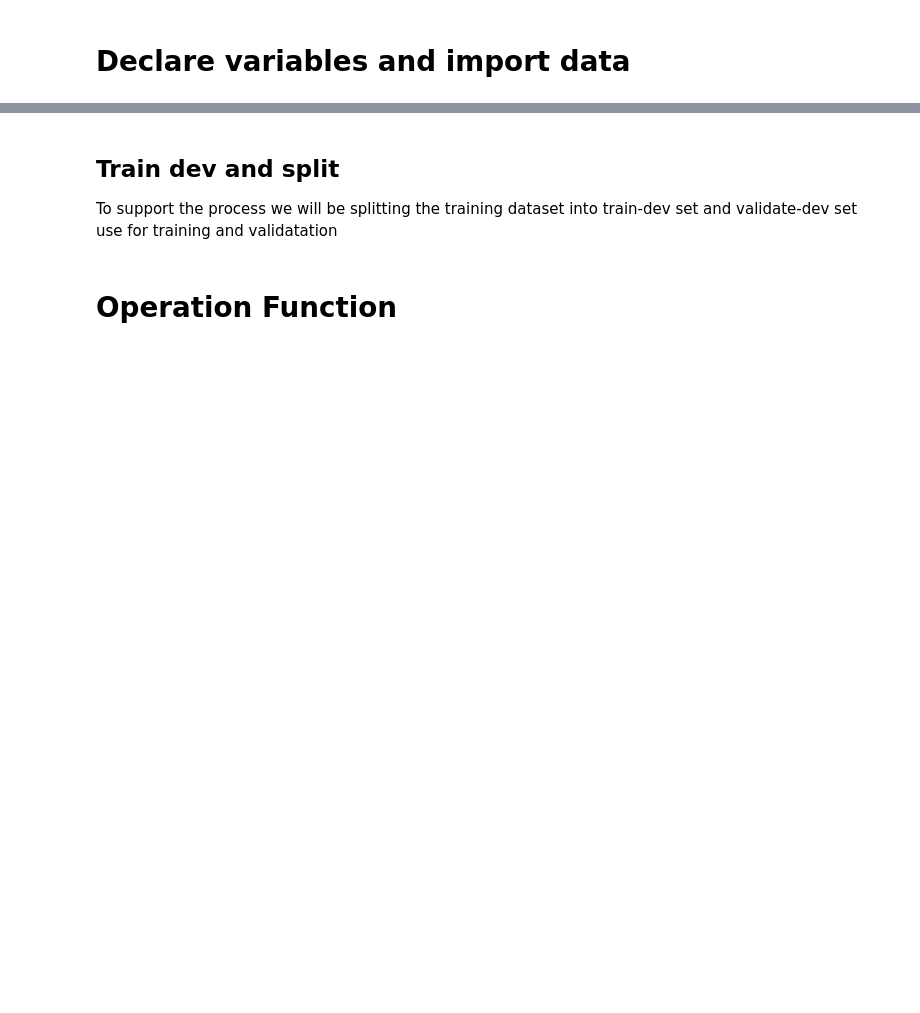
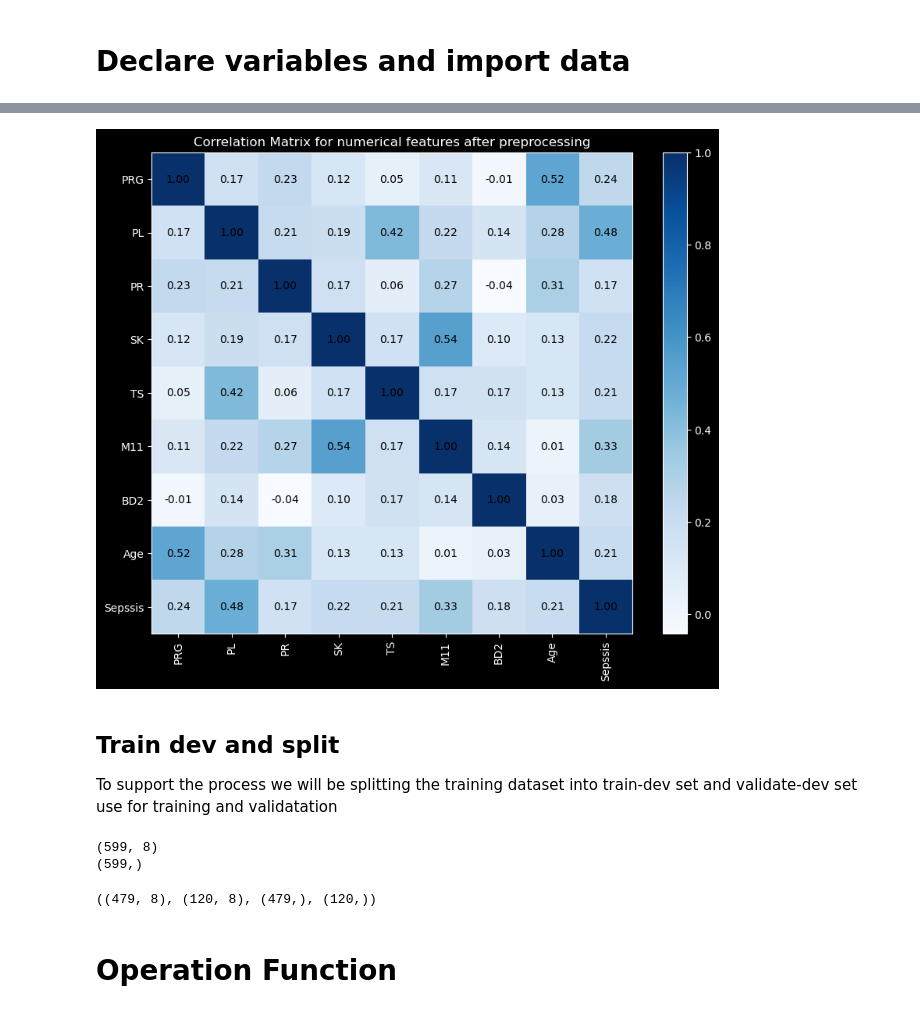
Before and after one commit to Rus268/ML_Assign1, a Jupyter notebook: 02_CODE_s3676330.ipynb, the cells around one changed output, grey strips where cells are left out. Drawn from its saved outputs; the diff is of its cells as text; code cells hidden in the pictures; blank space fills up the shorter version.

```diff
--- a/02_CODE_s3676330.ipynb
+++ b/02_CODE_s3676330.ipynb
@@ -74,3 +186,6 @@ We will explore each feature and prepare and organise them into preprocess pipel
+# %%
+# Replace 0 with NaN since most of the medical data measurement cannot be 0
+train[num_cols] = train[num_cols].replace(value = np.nan, to_replace = 0)
 # %%
 # Check for missing values
 train.isnull().sum()
@@ -100,0 +216,5 @@ sns.pairplot(pairplt, hue = 'Sepssis')
+# %%
+# Fill missing values with the median
+train.fillna(train.median(), inplace=True)
+# Review the shift in the data
+train.describe()
@@ -101,3 +231,26 @@ sns.pairplot(pairplt, hue = 'Sepssis')
+# %%
+# correlation analysis
+corrMatrix = train.corr()
+
+# Create a heatmap of the correlation matrix
+plt.figure(figsize=(10, 8))
+plt.imshow(corrMatrix, cmap='Blues')
+plt.title("Correlation Matrix for numerical features after preprocessing")
+plt.colorbar()
+
+# Add labels to the x-axis and y-axis
+plt.xticks(range(len(corrMatrix.columns)), corrMatrix.columns, rotation=90)
+plt.yticks(range(len(corrMatrix.columns)), corrMatrix.columns)
+
+# Add the numerical data to each cell and format the text to center with back as the main color
+for i in range(len(corrMatrix.columns)):
+    for j in range(len(corrMatrix.columns)):
+        plt.text(j,i ,f'{corrMatrix.iloc[i,j]:.2f}', ha = 'center', va = 'center', color ='black')
+
+# Save the figure as an image
+#plt.savefig('graphs/feature_cor_matrix_2.png')
+# %% [output]
+[figure, added]
 # %% [markdown]
 ## Train dev and split
 
@@ -109 +262,12 @@ y = train['Sepssis']
+# %%
+# Change the df into numpy array for model training
+X = np.array(X)
+y = np.array(y)
+
+# Check the shape of the data
+print(X.shape)
+print(y.shape)
+# %% [output]
+(599, 8)
+(599,)
 # %%
@@ -112,2 +276,6 @@ X_train, X_dev, y_train, y_dev = train_test_split(X, y, test_size = 0.2, random_
+# %%
+X_train_dev.shape, X_val.shape, y_train_dev.shape, y_val.shape
+# %% [output]
+((479, 8), (120, 8), (479,), (120,))
 # %% [markdown]
 # Operation Function
```
Also changed, not shown: parts of 44 cells of this notebook, 3 other files.
